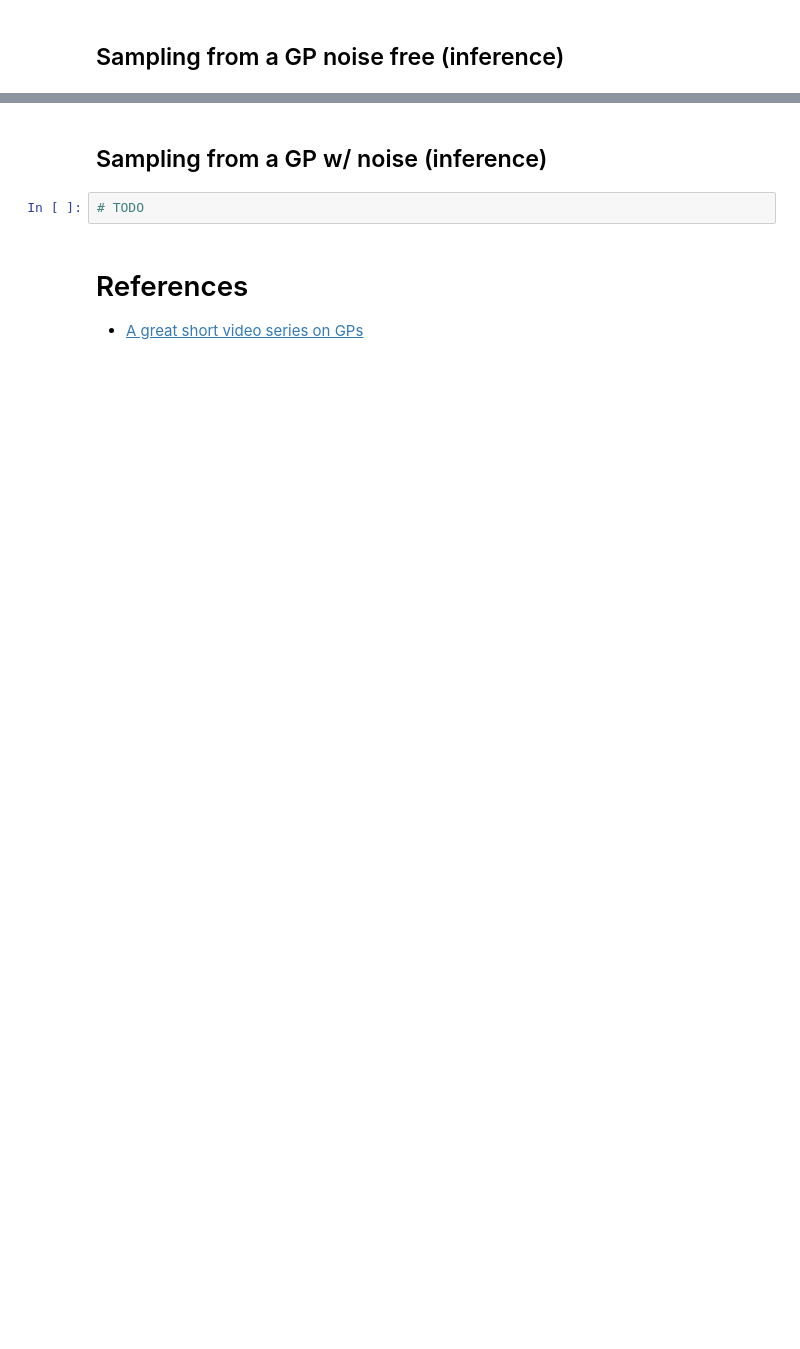
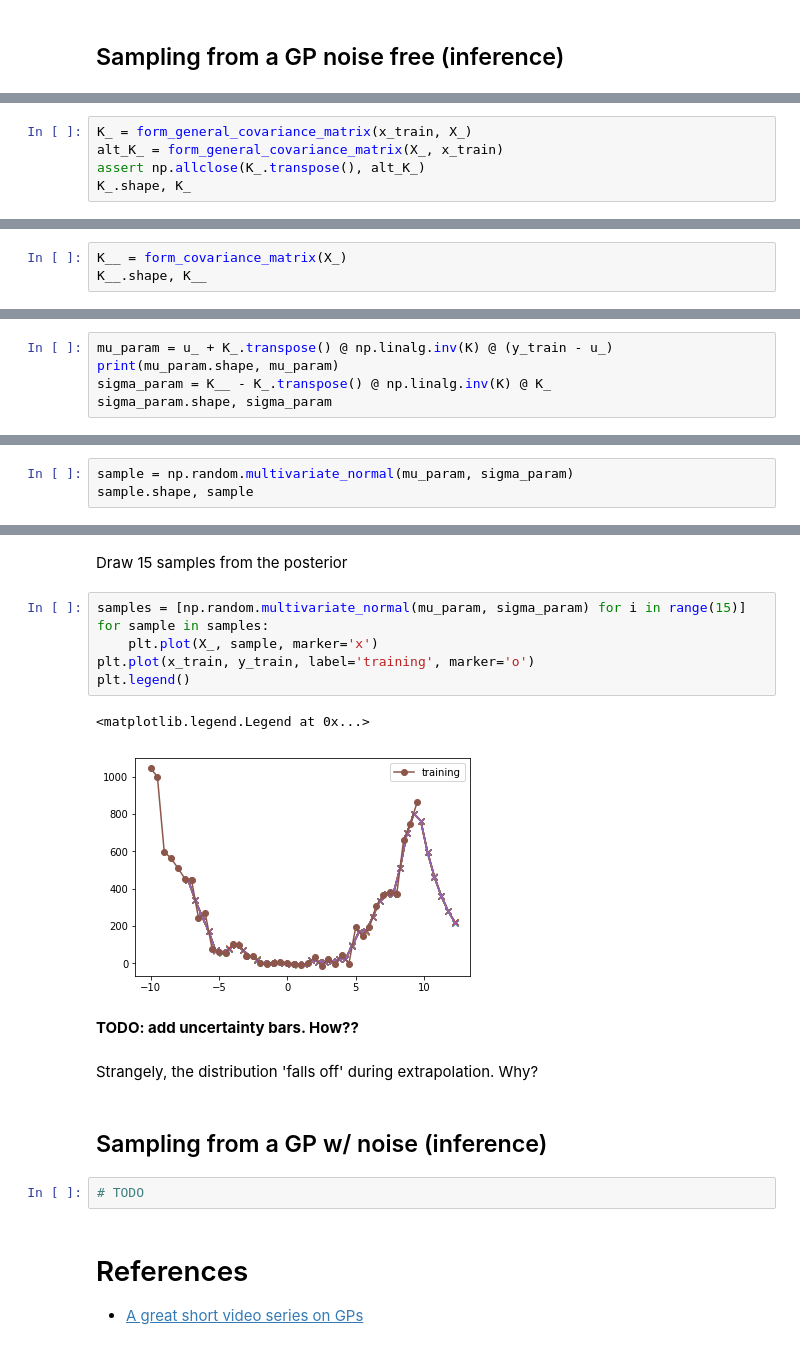
Before and after one commit to darkmatter08/cool_ml_cv, a Jupyter notebook: GaussianProcess_scratch.ipynb, the cells around one changed output, grey strips where cells are left out. Saved outputs shown, nothing was run; the diff lists cells and outputs as text; blank space fills up the shorter version.

```diff
--- a/GaussianProcess_scratch.ipynb
+++ b/GaussianProcess_scratch.ipynb
@@ -226,0 +298,5 @@ for sample in samples:
+# %%
+K_ = form_general_covariance_matrix(x_train, X_)
+alt_K_ = form_general_covariance_matrix(X_, x_train)
+assert np.allclose(K_.transpose(), alt_K_)
+K_.shape, K_
@@ -226,0 +317,3 @@ for sample in samples:
+# %%
+K__ = form_covariance_matrix(X_)
+K__.shape, K__
@@ -226,0 +338,5 @@ for sample in samples:
+# %%
+mu_param = u_ + K_.transpose() @ np.linalg.inv(K) @ (y_train - u_)
+print(mu_param.shape, mu_param)
+sigma_param = K__ - K_.transpose() @ np.linalg.inv(K) @ K_
+sigma_param.shape, sigma_param
@@ -226,0 +380,3 @@ for sample in samples:
+# %%
+sample = np.random.multivariate_normal(mu_param, sigma_param)
+sample.shape, sample
@@ -227,3 +395,18 @@ for sample in samples:
+# %% [markdown]
+Draw 15 samples from the posterior
+# %%
+samples = [np.random.multivariate_normal(mu_param, sigma_param) for i in range(15)]
+for sample in samples:
+    plt.plot(X_, sample, marker='x')
+plt.plot(x_train, y_train, label='training', marker='o')
+plt.legend()
+# %% [output]
+<matplotlib.legend.Legend at 0x...>
+[figure, added]
+# %% [markdown]
+**TODO: add uncertainty bars. How??**
+# %% [markdown]
+Strangely, the distribution 'falls off' during extrapolation. Why?
 # %% [markdown]
 ## Sampling from a GP w/ noise (inference)
 # %%
```
Also changed, not shown: parts of 30 cells of this notebook.
